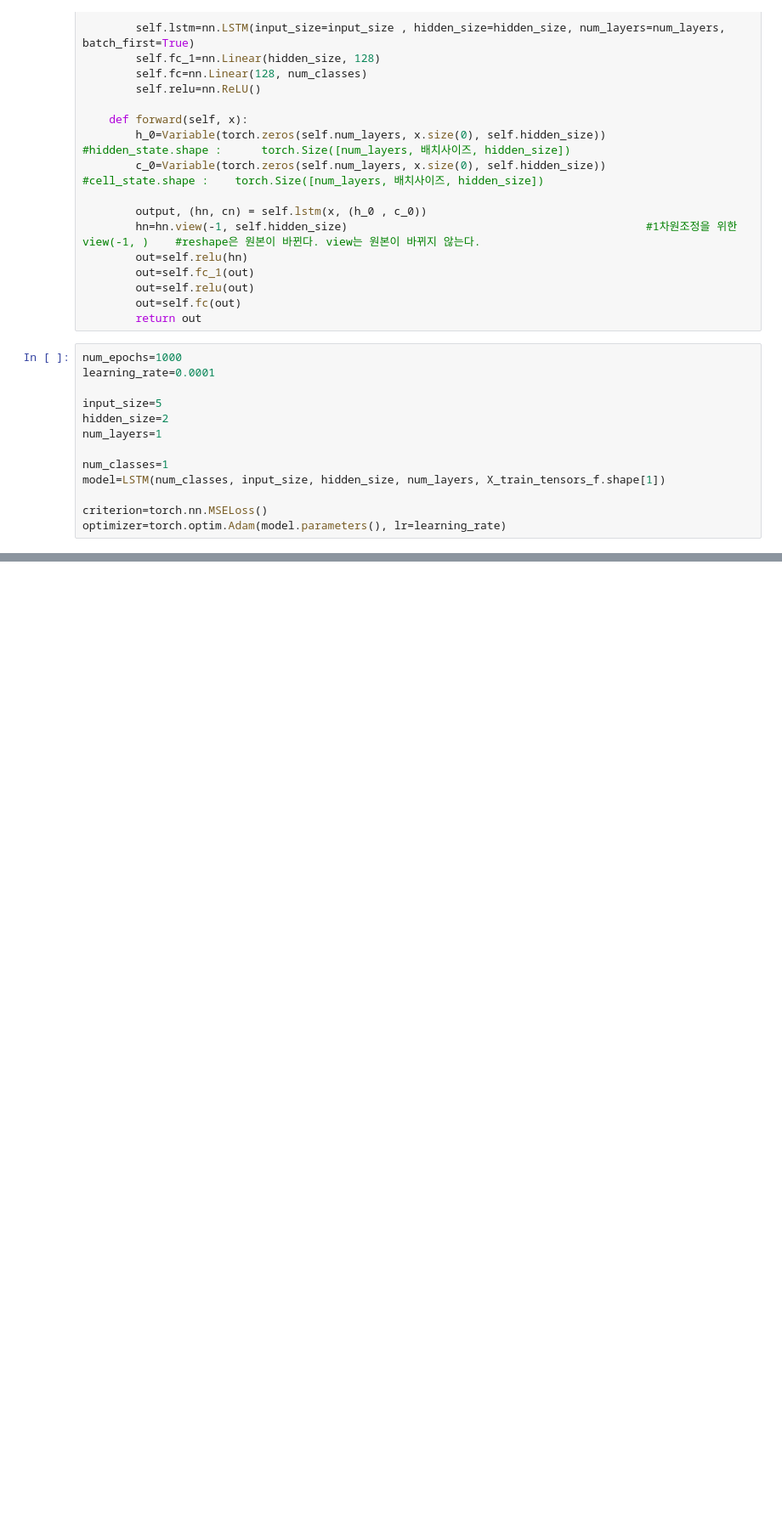
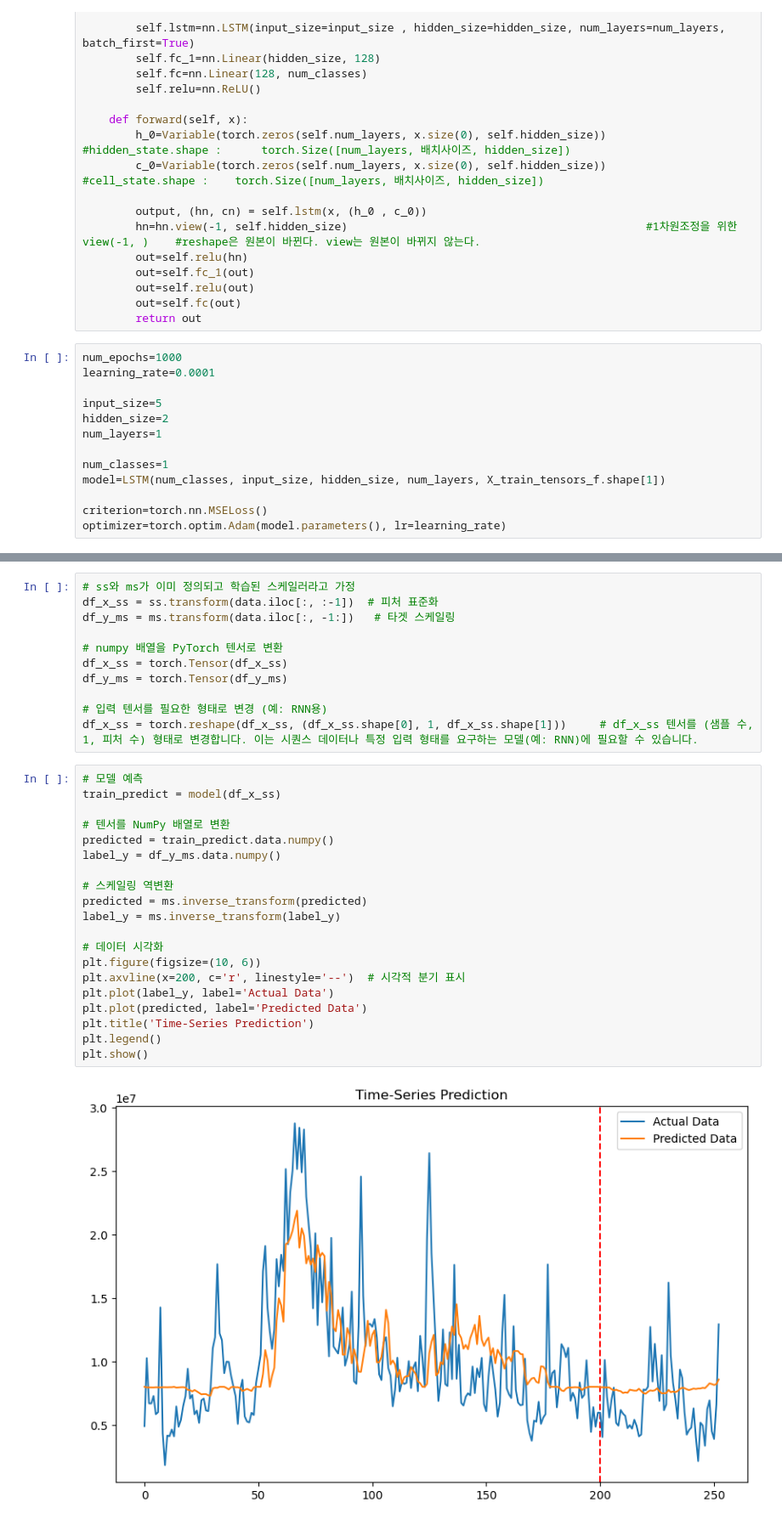
Before and after one commit to jgtaeeun/k_7_deeplearning2, a Jupyter notebook: ch07_RNN&LSTM.ipynb, the cells around one changed output, grey strips where cells are left out. Shown: that part at 85% size. Drawn from its saved outputs; the diff is of its cells as text; blank space fills up the shorter version.

```diff
--- a/ch07_RNN&LSTM.ipynb
+++ b/ch07_RNN&LSTM.ipynb
@@ -229,0 +212,33 @@ Epoch:900 , loss:0.03251
+# %%
+# ss와 ms가 이미 정의되고 학습된 스케일러라고 가정
+df_x_ss = ss.transform(data.iloc[:, :-1])  # 피처 표준화
+df_y_ms = ms.transform(data.iloc[:, -1:])   # 타겟 스케일링
+
+# numpy 배열을 PyTorch 텐서로 변환
+df_x_ss = torch.Tensor(df_x_ss)
+df_y_ms = torch.Tensor(df_y_ms)
+
+# 입력 텐서를 필요한 형태로 변경 (예: RNN용)
+df_x_ss = torch.reshape(df_x_ss, (df_x_ss.shape[0], 1, df_x_ss.shape[1]))     # df_x_ss 텐서를 (샘플 수, 1, 피처 수) 형태로 변경합니다. 이는 시퀀스 데이터나 특정 입력 형태를 요구하는 모델(예: RNN)에 필요할 수 있습니다.
+# %%
+# 모델 예측
+train_predict = model(df_x_ss)
+
+# 텐서를 NumPy 배열로 변환
+predicted = train_predict.data.numpy()
+label_y = df_y_ms.data.numpy()
+
+# 스케일링 역변환
+predicted = ms.inverse_transform(predicted)
+label_y = ms.inverse_transform(label_y)
+
+# 데이터 시각화
+plt.figure(figsize=(10, 6))
+plt.axvline(x=200, c='r', linestyle='--')  # 시각적 분기 표시
+plt.plot(label_y, label='Actual Data')
+plt.plot(predicted, label='Predicted Data')
+plt.title('Time-Series Prediction')
+plt.legend()
+plt.show()
+# %% [output]
+[figure, added]
```
Also changed, not shown: parts of 2 cells of this notebook, 1 other file.
